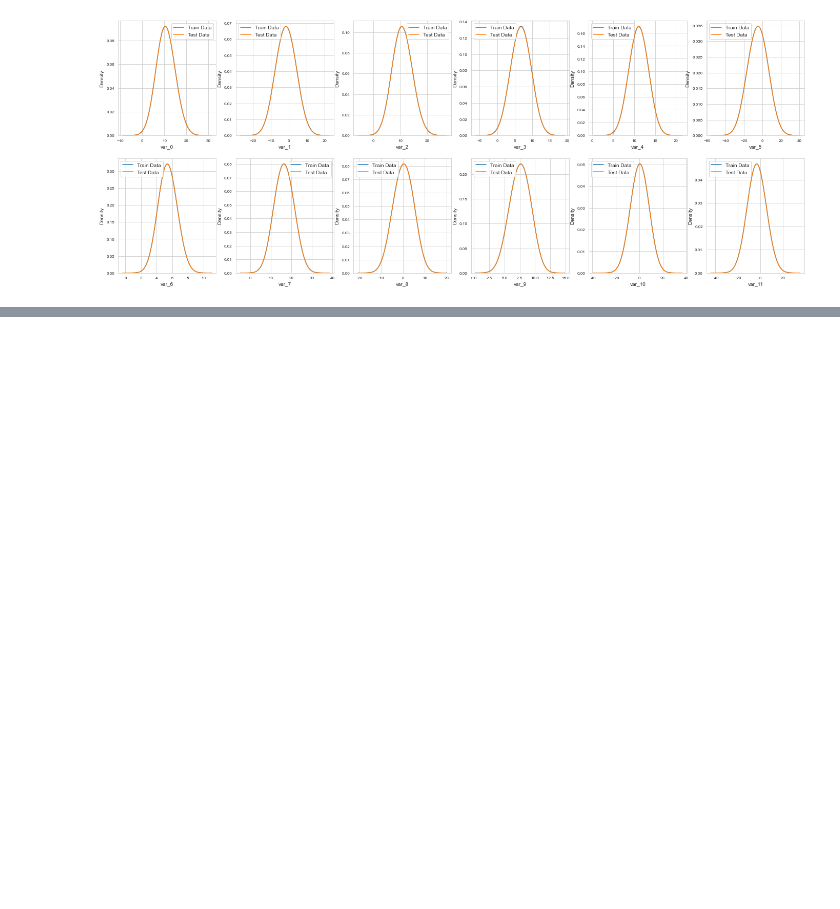
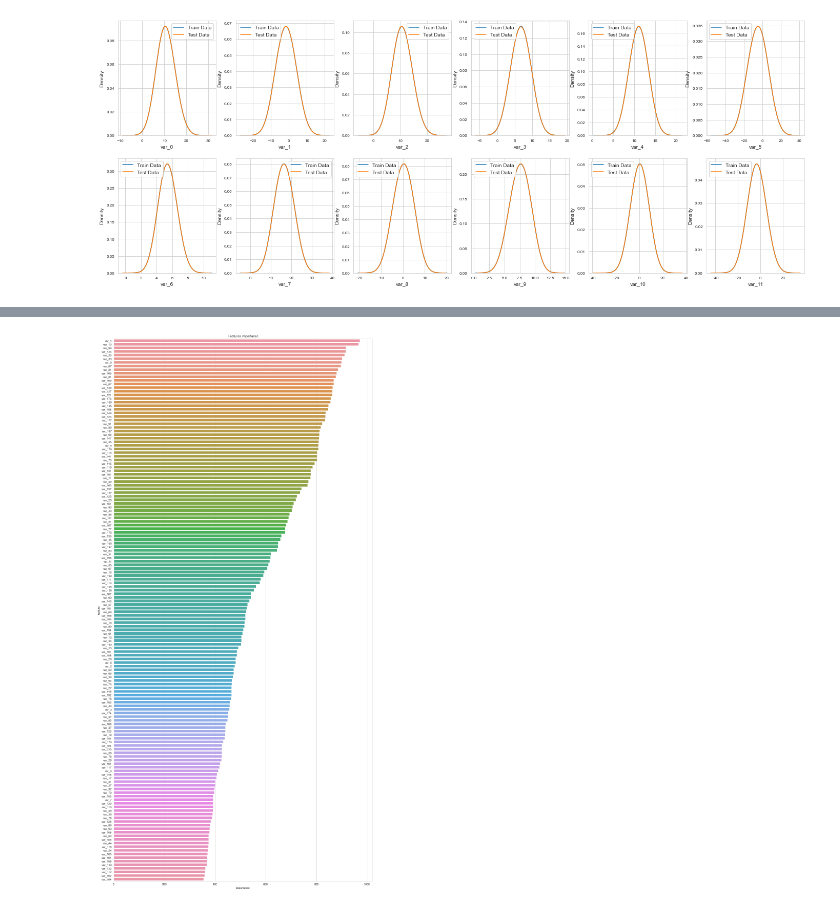
Before and after one commit to mirianfsilva/santander-customer-transaction-prediction, a Jupyter notebook: transaction-prediction.ipynb, the cells around one changed output, grey strips where cells are left out. Cells and saved outputs as stored; diff of their text form; code cells hidden in the pictures; blank space fills up the shorter version.

```diff
--- a/transaction-prediction.ipynb
+++ b/transaction-prediction.ipynb
@@ -290,0 +350,18 @@ Note: My guess is that the bank needs to predict whether customers will make any
+# %%
+oof = np.zeros(len(train_data))
+predictions = np.zeros(len(test_data))
+
+# Generate train and validation set indices to iterate on train values and target values.
+for counter_, (trn_idx, val_idx) in enumerate(folds.split(train_data.values, target.values)):
+    print("Fold {}".format(counter_))
+
+    train = lgb.Dataset(train_data.iloc[trn_idx][features], label=target.iloc[trn_idx])
+    val = lgb.Dataset(train_data.iloc[val_idx][features], label=target.iloc[val_idx])
+
+    classifier = lgb.train(param, train, 1000000, valid_sets = [train, val], verbose_eval=5000, early_stopping_rounds = 4000)
+
+    oof[val_idx] = classifier.predict(train_data.iloc[val_idx][features], num_iteration=classifier.best_iteration)
+    predictions += classifier.predict(test_data[features], num_iteration=classifier.best_iteration) / folds.n_splits
+
+
+print("Cross Validation Score: {:<8.5f}".format(roc_auc_score(target, oof)))
@@ -290,0 +390,19 @@ Note: My guess is that the bank needs to predict whether customers will make any
+# %%
+feature_importance = pd.DataFrame()
+feature_importance["feature"] = features
+feature_importance["importance"] = classifier.feature_importance()
+
+columns = (feature_importance[["feature", "importance"]]
+        .groupby("feature")
+        .mean()
+        .sort_values(by="importance", ascending=False)[:150].index)
+
+best_features = feature_importance.loc[feature_importance.feature.isin(columns)]
+
+plt.figure(figsize=(14,28))
+sns.barplot(x="importance", y="feature", data=best_features.sort_values(by="importance",ascending=False))
+plt.title('Features importance')
+plt.tight_layout()
+plt.savefig('featureimportance.png')
+# %% [output]
+[figure, added]
```
Also changed, not shown: parts of 26 cells of this notebook, 2 other files.
